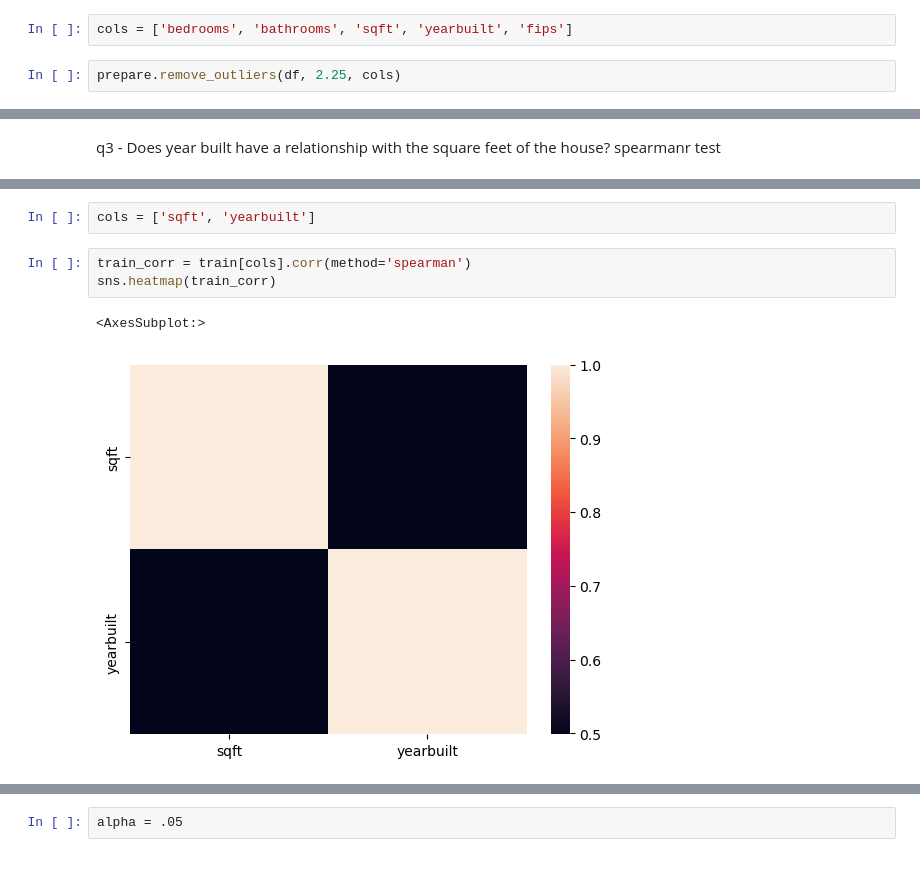
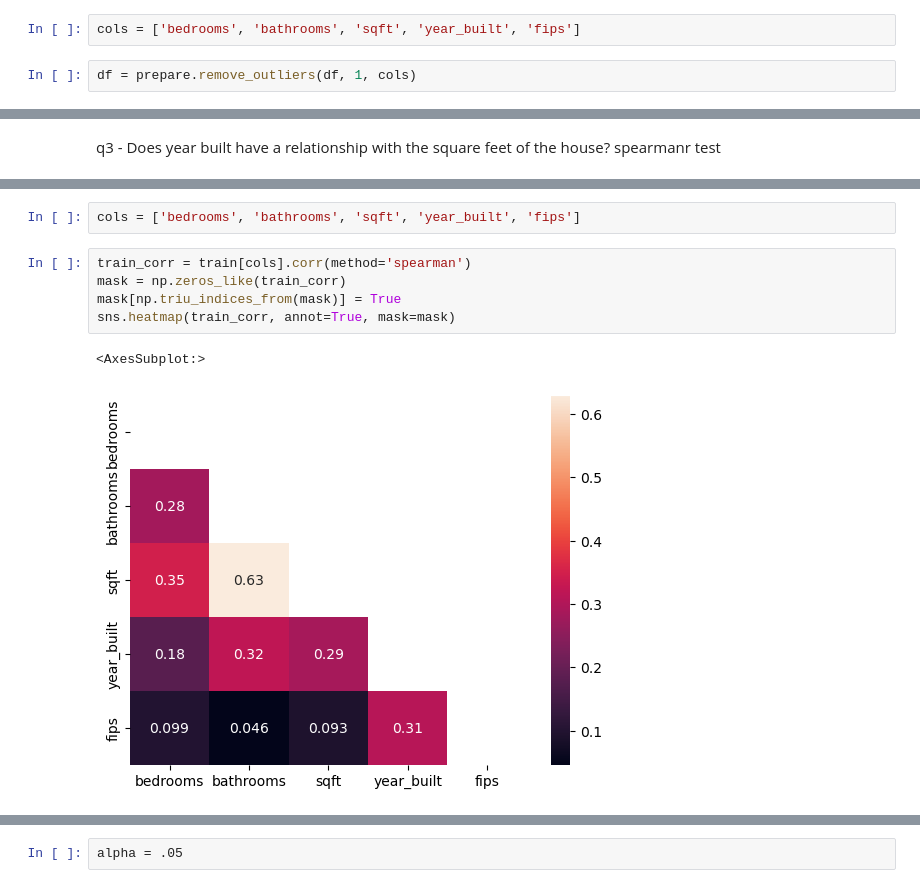
Before and after one commit to shawn-brown12/regression_project, a Jupyter notebook: workbook1.ipynb, the cells around one changed output, grey strips where cells are left out. Cells and saved outputs as stored; diff of their text form.

```diff
--- a/workbook1.ipynb
+++ b/workbook1.ipynb
@@ -75,6 +75,6 @@ dtype: int64
 # %%
 df = prepare.prep_zillow(df)
 # %%
-cols = ['bedrooms', 'bathrooms', 'sqft', 'yearbuilt', 'fips']
+cols = ['bedrooms', 'bathrooms', 'sqft', 'year_built', 'fips']
 # %%
-prepare.remove_outliers(df, 2.25, cols)
+df = prepare.remove_outliers(df, 1, cols)
@@ -176,9 +178,11 @@ plt.show()
 # %%
-cols = ['sqft', 'yearbuilt']
+cols = ['bedrooms', 'bathrooms', 'sqft', 'year_built', 'fips']
 # %%
 train_corr = train[cols].corr(method='spearman')
-sns.heatmap(train_corr)
+mask = np.zeros_like(train_corr)
+mask[np.triu_indices_from(mask)] = True
+sns.heatmap(train_corr, annot=True, mask=mask)
 # %% [output]
 <AxesSubplot:>
-[figure, old version]
+[figure, new version]
 # %%
```
Also changed, not shown: parts of 18 cells of this notebook, 3 other files.
